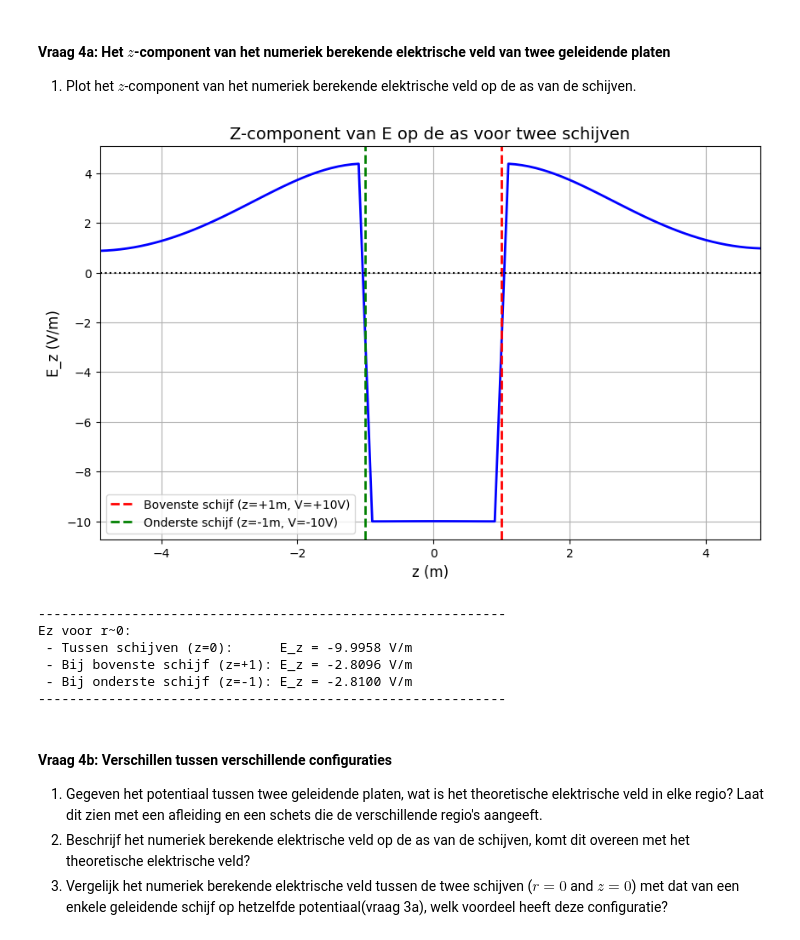
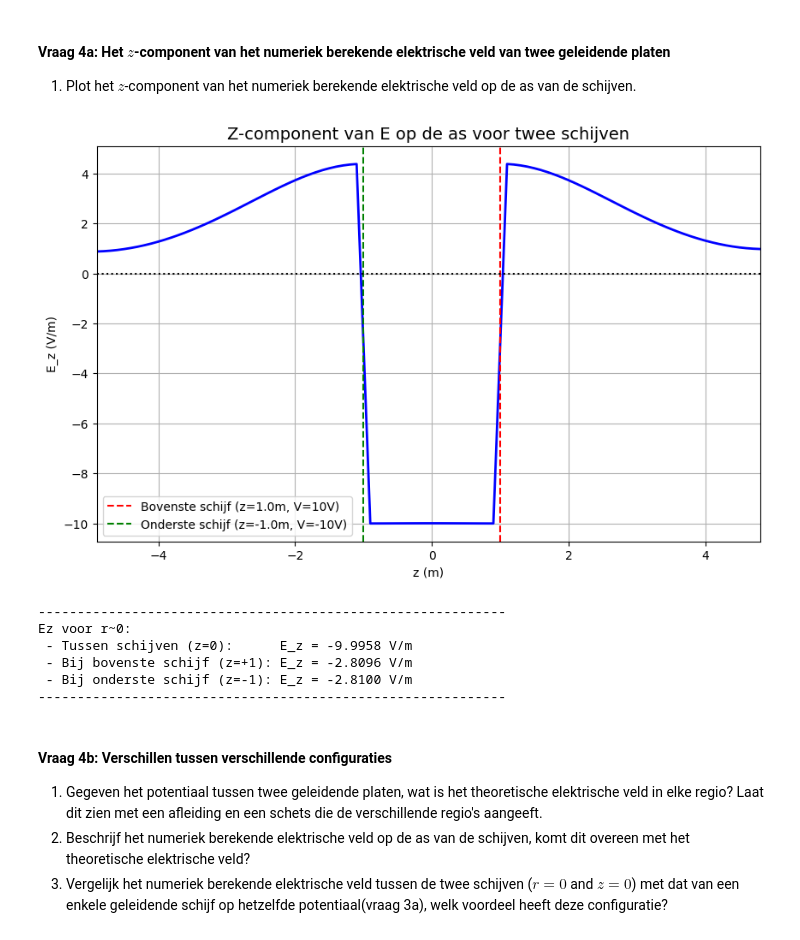
Before and after one commit to florisdekker148-bit/Floris-opdrachten-DEF-D, a Jupyter notebook: DigitaleOntwerpopdrachten/1CondensatorOpdracht/CondensatorOntwerpopdracht.ipynb, the cells around one changed output. Drawn from its saved outputs; the diff is of its cells as text; code cells hidden in the pictures.

```diff
--- a/DigitaleOntwerpopdrachten/1CondensatorOpdracht/CondensatorOntwerpopdracht.ipynb
+++ b/DigitaleOntwerpopdrachten/1CondensatorOpdracht/CondensatorOntwerpopdracht.ipynb
@@ -503,41 +507,39 @@ r_voor_as = 0  # kleinste r-waarde
 
 # Plot Ez langs z
 plt.figure(figsize=(10, 6))
 plt.plot(z_for_E, Ez[:, r_voor_as], 'b-', linewidth=2)
-plt.xlabel('z (m)', fontsize=12)
-plt.ylabel('E_z (V/m)', fontsize=12)
+plt.xlabel('z (m)')
+plt.ylabel('E_z (V/m)')
 plt.title('Z-component van E op de as voor twee schijven', fontsize=14)
 plt.grid(True)
 
 # Markeer posities van de schijven
-plt.axvline(x=z_pos_disk1, color='r', linestyle='--', linewidth=2,
-            label=f'Bovenste schijf (z=+1m, V=+10V)')
-plt.axvline(x=z_pos_disk2, color='g', linestyle='--', linewidth=2,
-            label=f'Onderste schijf (z=-1m, V=-10V)')
+plt.axvline(x=z_pos_disk1, color='r', linestyle='--', label=f'Bovenste schijf (z={z_pos_disk1}m, V={V1}V)')
+plt.axvline(x=z_pos_disk2, color='g', linestyle='--', label=f'Onderste schijf (z={z_pos_disk2}m, V={V2}V)')
 plt.axhline(y=0, color='k', linestyle=':')
 
-plt.legend(fontsize=10)
+plt.legend()
 plt.xlim(min(z_for_E), max(z_for_E))
 plt.show()
 
 # Karakteristieke waarden
 z_midden_idx = np.argmin(np.abs(z_for_E - 0))
 E_midden = Ez[z_midden_idx, r_voor_as]
 
 z_boven_idx = np.argmin(np.abs(z_for_E - z_pos_disk1))
 E_boven = Ez[z_boven_idx, r_voor_as]
 
 z_onder_idx = np.argmin(np.abs(z_for_E - z_pos_disk2))
 E_onder = Ez[z_onder_idx, r_voor_as]
 
 print("-" * 60)
 print("Ez voor r~0:")
 print(f" - Tussen schijven (z=0):      E_z = {E_midden:.4f} V/m")
 print(f" - Bij bovenste schijf (z=+1): E_z = {E_boven:.4f} V/m")
 print(f" - Bij onderste schijf (z=-1): E_z = {E_onder:.4f} V/m")
 print("-" * 60)
 # %% [output]
-[figure, old version]
+[figure, new version]
 ------------------------------------------------------------
 Ez voor r~0:
  - Tussen schijven (z=0):      E_z = -9.9958 V/m
```
Also changed, not shown: parts of 5 cells of this notebook.
